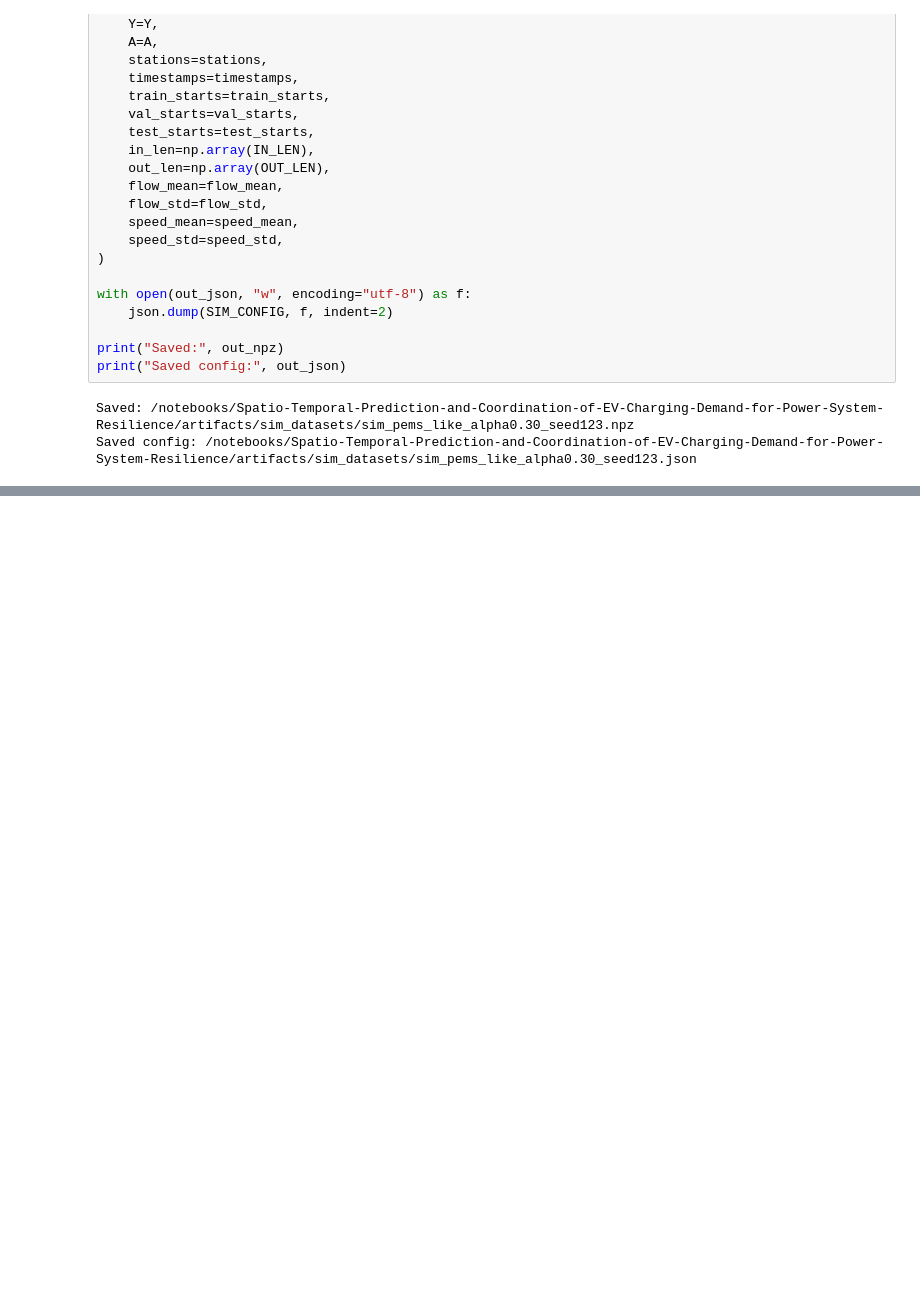
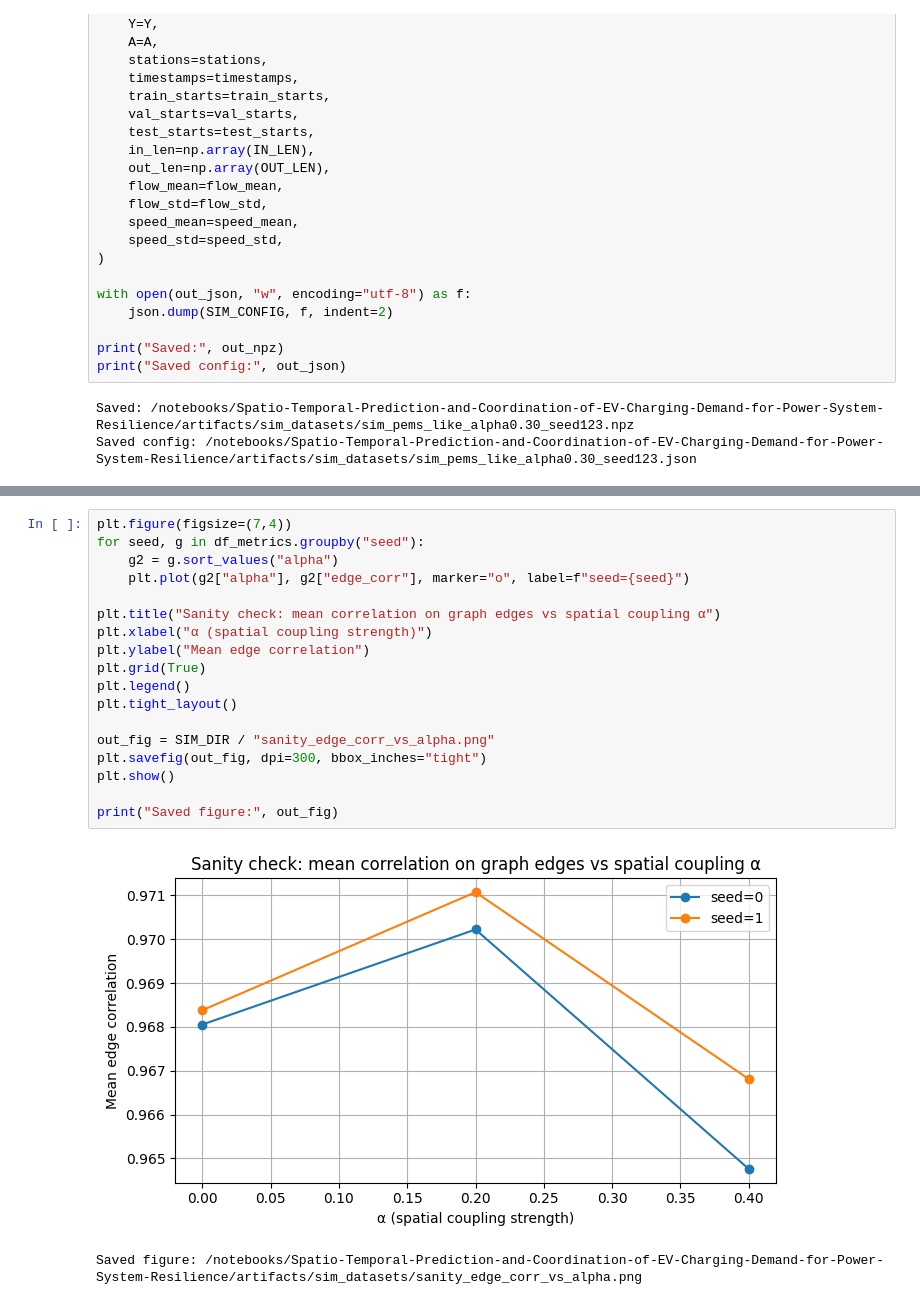
Before and after one commit to RichelCode/Spatio-Temporal-Prediction-and-Coordination-of-EV-Charging-Demand-for-Power-System-Resilience, a Jupyter notebook: Simulation_aspect.ipynb, the cells around one changed output, grey strips where cells are left out. Saved outputs shown, nothing was run; the diff lists cells and outputs as text; blank space fills up the shorter version.

```diff
--- a/Simulation_aspect.ipynb
+++ b/Simulation_aspect.ipynb
@@ -361,0 +603,21 @@ Saved config: /notebooks/Spatio-Temporal-Prediction-and-Coordination-of-EV-Charg
+# %%
+plt.figure(figsize=(7,4))
+for seed, g in df_metrics.groupby("seed"):
+    g2 = g.sort_values("alpha")
+    plt.plot(g2["alpha"], g2["edge_corr"], marker="o", label=f"seed={seed}")
+
+plt.title("Sanity check: mean correlation on graph edges vs spatial coupling α")
+plt.xlabel("α (spatial coupling strength)")
+plt.ylabel("Mean edge correlation")
+plt.grid(True)
+plt.legend()
+plt.tight_layout()
+
+out_fig = SIM_DIR / "sanity_edge_corr_vs_alpha.png"
+plt.savefig(out_fig, dpi=300, bbox_inches="tight")
+plt.show()
+
+print("Saved figure:", out_fig)
+# %% [output]
+[figure, added]
+Saved figure: /notebooks/Spatio-Temporal-Prediction-and-Coordination-of-EV-Charging-Demand-for-Power-System-Resilience/artifacts/sim_datasets/sanity_edge_corr_vs_alpha.png
```
Also changed, not shown: parts of 4 cells of this notebook, 14 other files.
